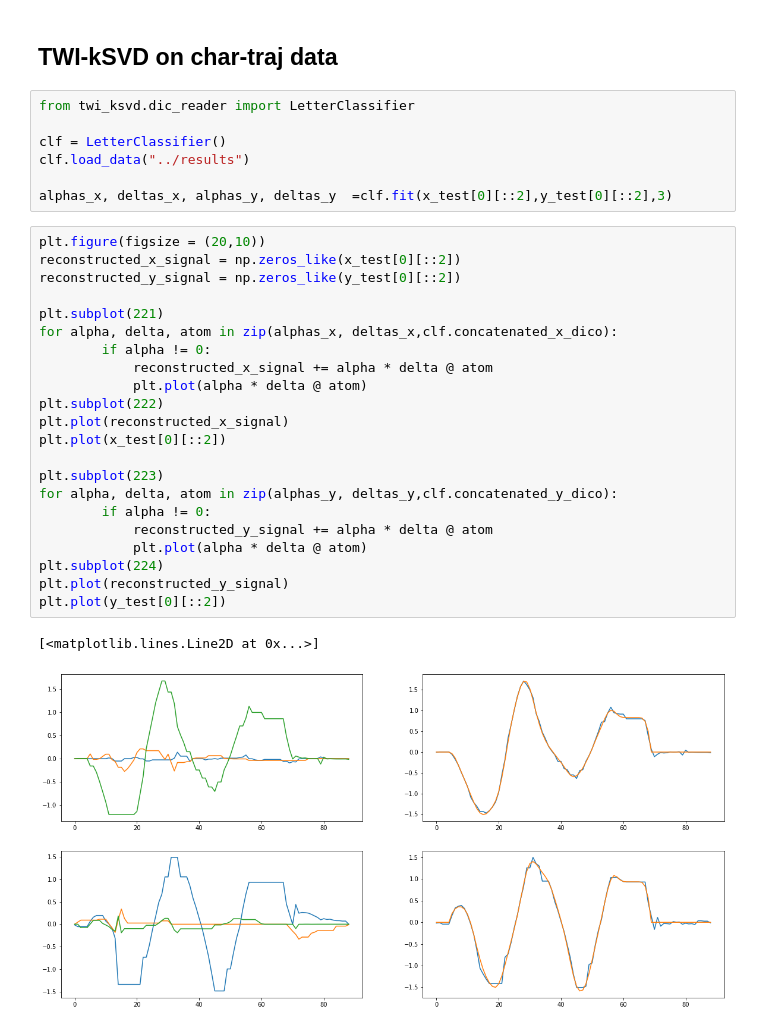
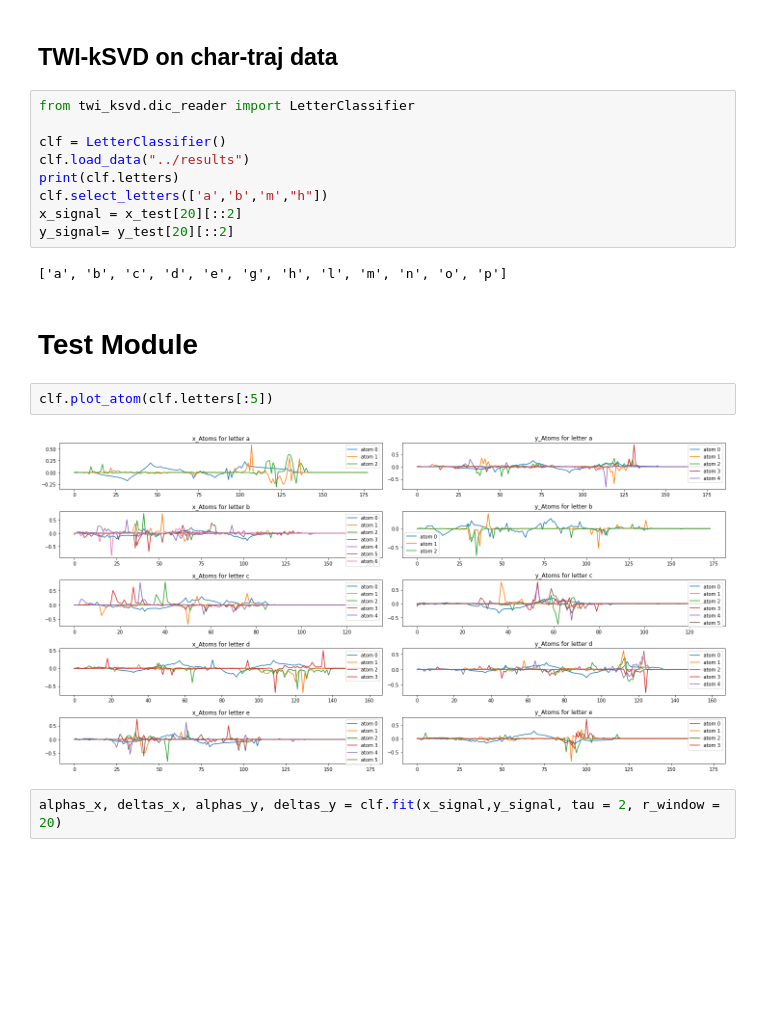
Before and after one commit to paplessix/TWI-kSVD, a Jupyter notebook: use_case/classifier.ipynb, the cells around one changed output. Saved outputs shown, nothing was run; the diff lists cells and outputs as text; blank space fills up the shorter version.

```diff
--- a/use_case/classifier.ipynb
+++ b/use_case/classifier.ipynb
@@ -280,30 +280,17 @@ from twi_ksvd.dic_reader import LetterClassifier
 
 clf = LetterClassifier()
 clf.load_data("../results")
-
-alphas_x, deltas_x, alphas_y, deltas_y  =clf.fit(x_test[0][::2],y_test[0][::2],3)
+print(clf.letters)
+clf.select_letters(['a','b','m',"h"])
+x_signal = x_test[20][::2]
+y_signal= y_test[20][::2]
+# %% [output]
+['a', 'b', 'c', 'd', 'e', 'g', 'h', 'l', 'm', 'n', 'o', 'p']
-# %%
-plt.figure(figsize = (20,10))
-reconstructed_x_signal = np.zeros_like(x_test[0][::2])
-reconstructed_y_signal = np.zeros_like(y_test[0][::2])
-
-plt.subplot(221)
-for alpha, delta, atom in zip(alphas_x, deltas_x,clf.concatenated_x_dico):
-        if alpha != 0:
-            reconstructed_x_signal += alpha * delta @ atom
-            plt.plot(alpha * delta @ atom)
-plt.subplot(222)
-plt.plot(reconstructed_x_signal)
-plt.plot(x_test[0][::2])
-
-plt.subplot(223)
-for alpha, delta, atom in zip(alphas_y, deltas_y,clf.concatenated_y_dico):
-        if alpha != 0:
-            reconstructed_y_signal += alpha * delta @ atom
-            plt.plot(alpha * delta @ atom)
-plt.subplot(224)
-plt.plot(reconstructed_y_signal)
-plt.plot(y_test[0][::2])
-# %% [output]
-[<matplotlib.lines.Line2D at 0x...>]
-[figure, removed]
+# %% [markdown]
+# Test Module
+# %%
+clf.plot_atom(clf.letters[:5])
+# %% [output]
+[figure, added]
+# %%
+alphas_x, deltas_x, alphas_y, deltas_y = clf.fit(x_signal,y_signal, tau = 2, r_window = 20)
```
Also changed, not shown: parts of 9 cells of this notebook, 1 other file.
